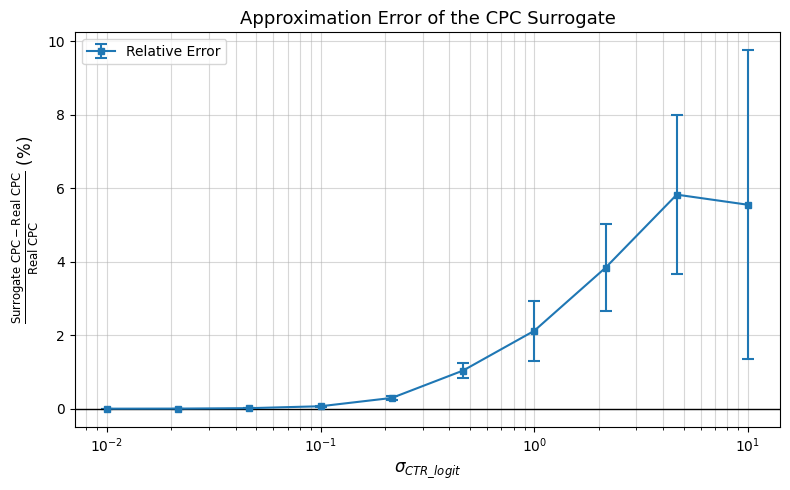
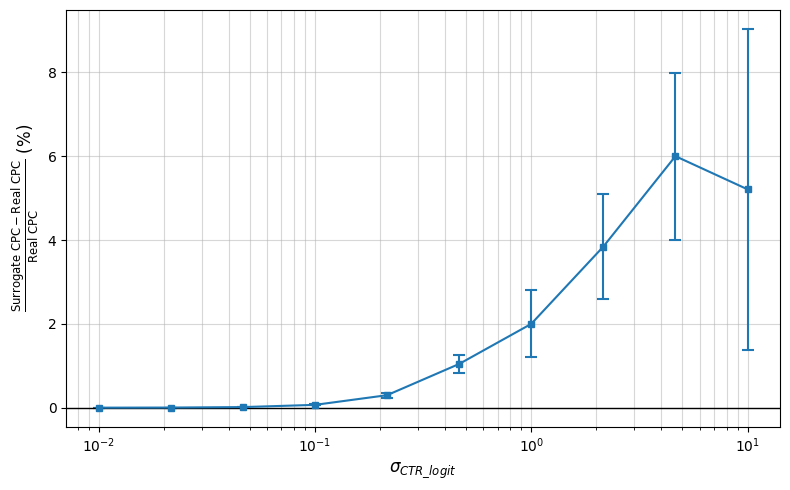
Code edit (unified diff) that turned the first committed figure into the second:
--- before
+++ after
@@ -16,5 +16,4 @@
 plt.xlabel(r'$\sigma_{CTR\_logit}$', fontsize=12)
 plt.ylabel(r'$\frac{\text{Surrogate CPC} - \text{Real CPC}}{\text{Real CPC}}$ (%)', fontsize=12)
-plt.title('Approximation Error of the CPC Surrogate', fontsize=13)
 plt.grid(True, which="both", ls="-", alpha=0.5)
 plt.axhline(0, color='black', lw=1)
@@ -22,5 +21,4 @@
 max_err = max(mean_errors)
 
-plt.legend()
 plt.tight_layout()
 plt.savefig('cpc_approximation_gap.pdf')

Commit: add riskbid